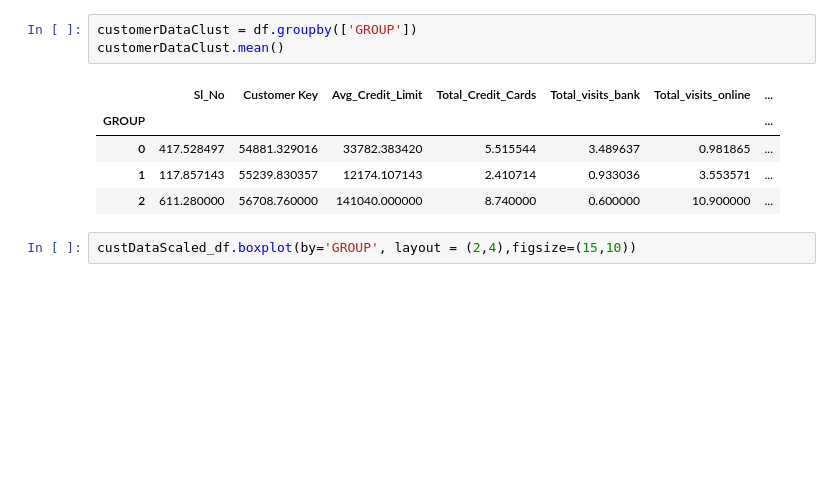
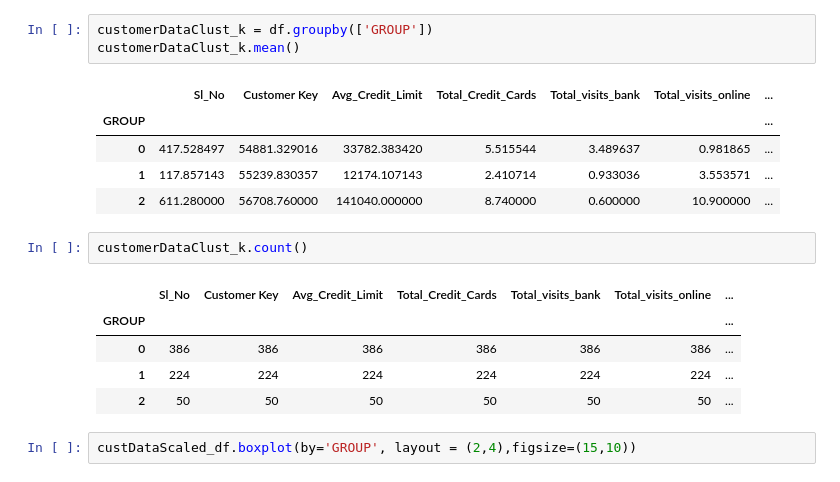
Before and after one commit to GreatLearningAIML1/gl-pgp-aiml-uta-intl-may20-prasadwrites, a Jupyter notebook: Unsupervised Learning/USL-Project_AlllifeCreditCardCustomerSegmentation.ipynb, the cells around one changed output. Drawn from its saved outputs; the diff is of its cells as text; blank space fills up the shorter version.

```diff
--- a/Unsupervised Learning/USL-Project_AlllifeCreditCardCustomerSegmentation.ipynb
+++ b/Unsupervised Learning/USL-Project_AlllifeCreditCardCustomerSegmentation.ipynb
@@ -163,14 +169,22 @@ Groups Assigned :
 | 3 | 4 | 40496 | 30000 | 5 | 1 | 1 | ... |
 | 4 | 5 | 47437 | 100000 | 6 | 0 | 12 | ... |
 # %%
-customerDataClust = df.groupby(['GROUP'])
-customerDataClust.mean()
+customerDataClust_k = df.groupby(['GROUP'])
+customerDataClust_k.mean()
 # %% [output]
 |  | Sl_No | Customer Key | Avg_Credit_Limit | Total_Credit_Cards | Total_visits_bank | Total_visits_online | ... |
 | GROUP |  |  |  |  |  |  | ... |
 | 0 | 417.528497 | 54881.329016 | 33782.383420 | 5.515544 | 3.489637 | 0.981865 | ... |
 | 1 | 117.857143 | 55239.830357 | 12174.107143 | 2.410714 | 0.933036 | 3.553571 | ... |
 | 2 | 611.280000 | 56708.760000 | 141040.000000 | 8.740000 | 0.600000 | 10.900000 | ... |
+# %%
+customerDataClust_k.count()
+# %% [output]
+|  | Sl_No | Customer Key | Avg_Credit_Limit | Total_Credit_Cards | Total_visits_bank | Total_visits_online | ... |
+| GROUP |  |  |  |  |  |  | ... |
+| 0 | 386 | 386 | 386 | 386 | 386 | 386 | ... |
+| 1 | 224 | 224 | 224 | 224 | 224 | 224 | ... |
+| 2 | 50 | 50 | 50 | 50 | 50 | 50 | ... |
 # %%
 custDataScaled_df.boxplot(by='GROUP', layout = (2,4),figsize=(15,10))
 # %% [output]
```
Also changed, not shown: parts of 36 cells of this notebook, 2 other files.
